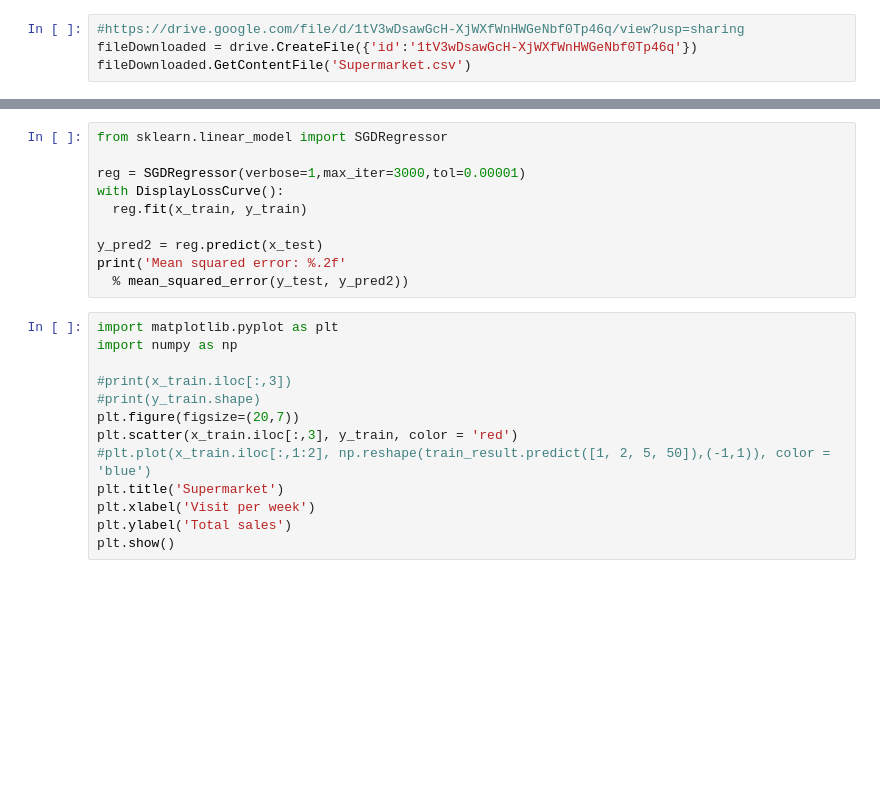
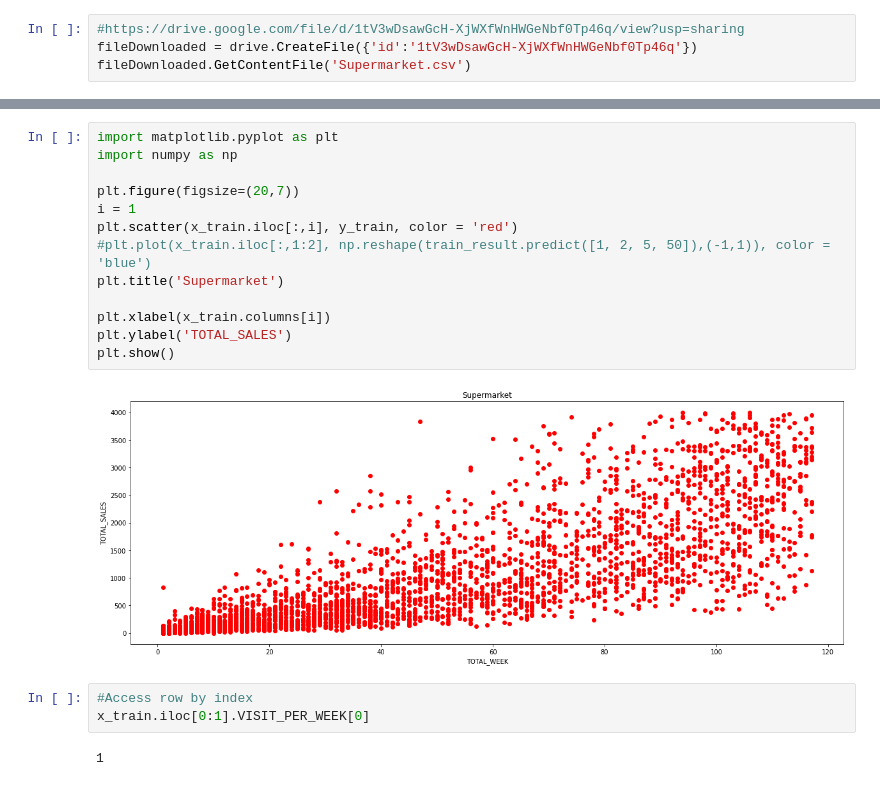
Before and after one commit to pongsrue/Automated_Tools-, a Jupyter notebook: Mini-bads3/Module3_1.ipynb, the cells around one changed output, grey strips where cells are left out. Saved outputs shown, nothing was run; the diff lists cells and outputs as text; blank space fills up the shorter version.

```diff
--- a/Mini-bads3/Module3_1.ipynb
+++ b/Mini-bads3/Module3_1.ipynb
@@ -165,23 +144,20 @@ class DisplayLossCurve(object):
-# %%
-from sklearn.linear_model import SGDRegressor
-
-reg = SGDRegressor(verbose=1,max_iter=3000,tol=0.00001)
-with DisplayLossCurve():
-  reg.fit(x_train, y_train)
-
-y_pred2 = reg.predict(x_test)
-print('Mean squared error: %.2f'
-  % mean_squared_error(y_test, y_pred2))
 # %%
 import matplotlib.pyplot as plt
 import numpy as np
 
-#print(x_train.iloc[:,3])
-#print(y_train.shape)
 plt.figure(figsize=(20,7))
-plt.scatter(x_train.iloc[:,3], y_train, color = 'red')
+i = 1
+plt.scatter(x_train.iloc[:,i], y_train, color = 'red')
 #plt.plot(x_train.iloc[:,1:2], np.reshape(train_result.predict([1, 2, 5, 50]),(-1,1)), color = 'blue')
 plt.title('Supermarket')
-plt.xlabel('Visit per week')
-plt.ylabel('Total sales')
+
+plt.xlabel(x_train.columns[i])
+plt.ylabel('TOTAL_SALES')
 plt.show()
+# %% [output]
+[figure, added]
+# %%
+#Access row by index
+x_train.iloc[0:1].VISIT_PER_WEEK[0]
+# %% [output]
+1
```
Also changed, not shown: parts of 15 cells of this notebook.
